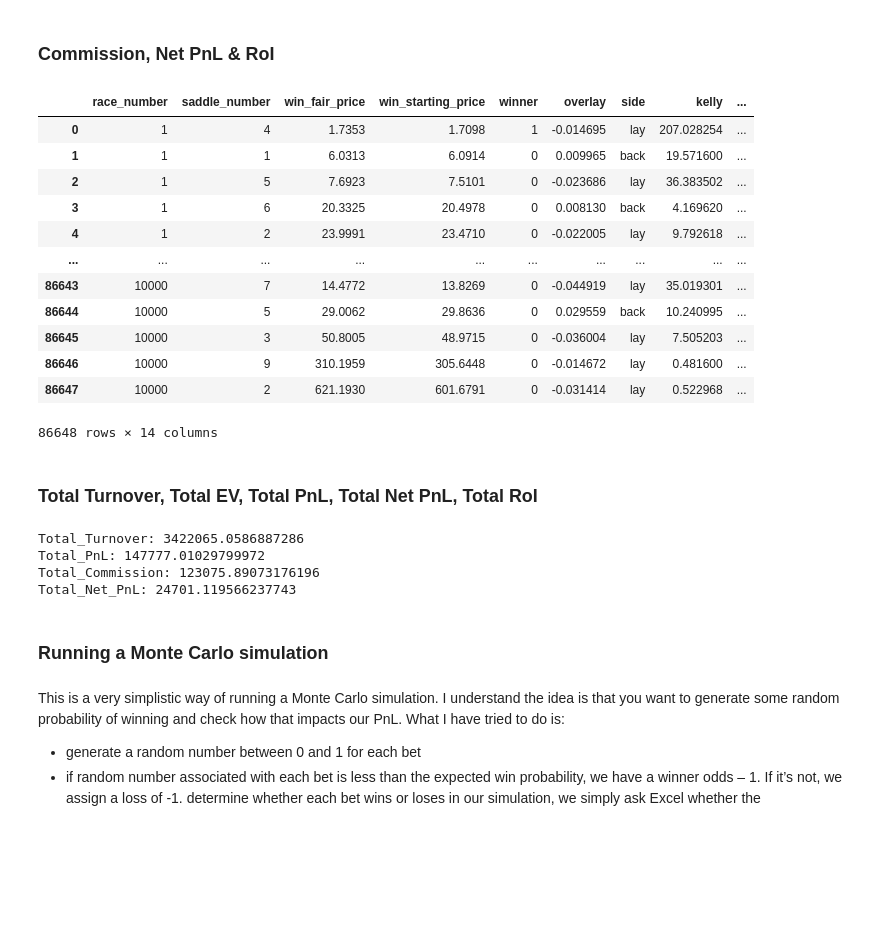
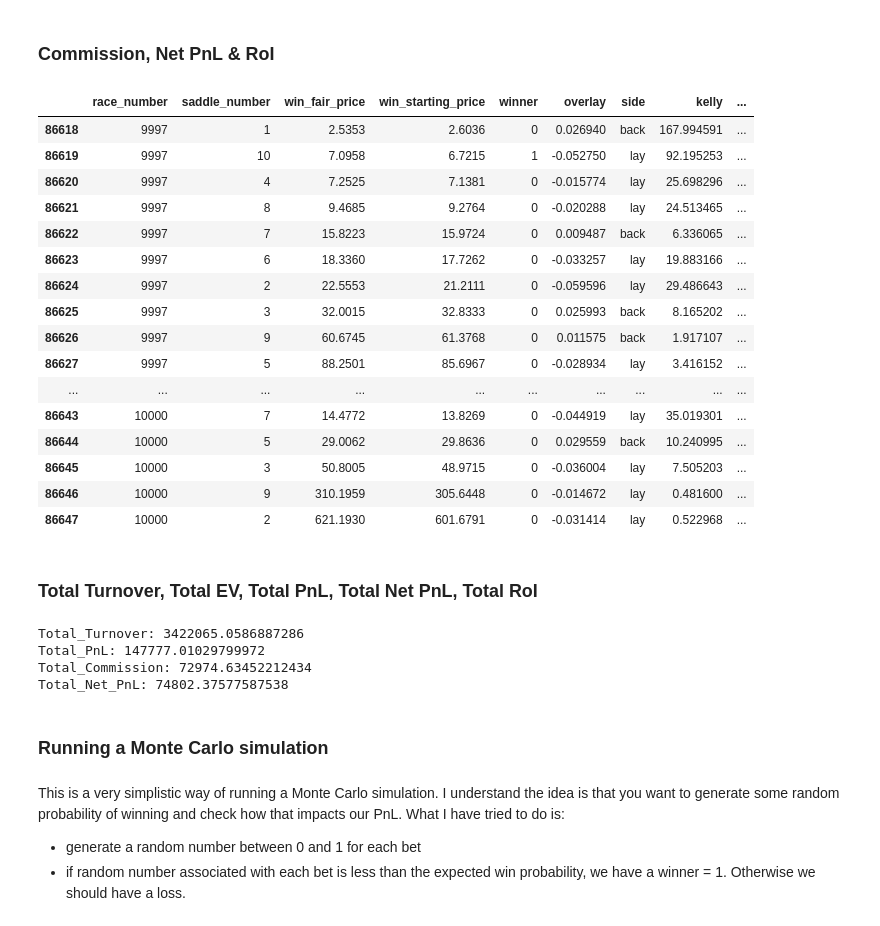
Before and after one commit to nicodosw11/betting-analysis, a Jupyter notebook: betting-analysis.ipynb, the cells around one changed output. Drawn from its saved outputs; the diff is of its cells as text; code cells hidden in the pictures; blank space fills up the shorter version.

```diff
--- a/betting-analysis.ipynb
+++ b/betting-analysis.ipynb
@@ -91,14 +91,17 @@ Name: overlay, dtype: int64
 True    86648
 Name: overlay, dtype: int64
 # %%
-df["side"] = ["lay" if x < 0 else "back" for x in df["overlay"]]
-df.loc[df["overlay"] < 0, "kelly"] = 10000 * ((df["overlay"] * (-1)) / (odds - 1))
-df.loc[df["overlay"] > 0, "kelly"] = 10000 * (df["overlay"] / (odds - 1))
+# df["side"] = ["lay" if x < 0 else "back" for x in df["overlay"]]
+df["side"] = df["overlay"].map( lambda x: "lay" if x < 0 else "back")
+# df.loc[df["overlay"] < 0, "kelly"] = 10000 * ((df["overlay"] * (-1)) / (odds - 1))
+# df.loc[df["overlay"] > 0, "kelly"] = 10000 * (df["overlay"] / (odds - 1))
+df["kelly"] = np.where(df["overlay"] < 0, 10000 * ((df["overlay"] * (-1)) / (odds - 1)), 10000 * (df["overlay"] / (odds - 1)))
 # %% [markdown]
 ### Turnover
 # %%
-df.loc[df["kelly"] > 2, "turnover"] = df["kelly"]
-df.loc[df["kelly"] < 2, "turnover"] = 0
+# df.loc[df["kelly"] > 2, "turnover"] = df["kelly"]
+# df.loc[df["kelly"] < 2, "turnover"] = 0
+df["turnover"] = np.where(df["kelly"] > 2, df["kelly"], 0)
 df
 # %% [output]
 |  | race_number | saddle_number | win_fair_price | win_starting_price | winner | overlay | side | kelly | ... |
@@ -118,9 +121,12 @@ df
 ### Expected Value
 # %%
 back_bets = df["side"] == "back"
-df.loc[back_bets, "EV"] = (estimated_prob_winning * ((odds - 1) * df["kelly"])) - ((1 - estimated_prob_winning) * df["kelly"])
+# df.loc[back_bets, "EV"] = (estimated_prob_winning * ((odds - 1) * df["kelly"])) - ((1 - estimated_prob_winning) * df["kelly"])
 lay_bets = df["side"] == "lay"
-df.loc[lay_bets, "EV"] = ((1 - estimated_prob_winning) * df["kelly"]) - (estimated_prob_winning * ((odds - 1) * df["kelly"]))
+# df.loc[lay_bets, "EV"] = ((1 - estimated_prob_winning) * df["kelly"]) - (estimated_prob_winning * ((odds - 1) * df["kelly"]))
+EV_backers = (estimated_prob_winning * ((odds - 1) * df["kelly"])) - ((1 - estimated_prob_winning) * df["kelly"])
+EV_layers = ((1 - estimated_prob_winning) * df["kelly"]) - (estimated_prob_winning * ((odds - 1) * df["kelly"]))
+df["EV"] = np.where(back_bets, EV_backers, EV_layers)
 df
 # %% [output]
 |  | race_number | saddle_number | win_fair_price | win_starting_price | winner | overlay | side | kelly | ... |
@@ -144,10 +150,19 @@ back_losers = (df["winner"] == 0) & (df["side"] == "back")
 lay_winners = (df["winner"] == 0) & (df["side"] == "lay")
 lay_losers = (df["winner"] == 1) & (df["side"] == "lay")
 
-df.loc[back_winners, "PnL"] = df["turnover"] * ( odds - 1 )
-df.loc[back_losers, "PnL"] = -df["turnover"]
-df.loc[lay_winners, "PnL"] = df["turnover"]
-df.loc[lay_losers, "PnL"] = -df["turnover"] * ( odds - 1 )
+# df.loc[back_winners, "PnL"] = df["turnover"] * ( odds - 1 )
+# df.loc[back_losers, "PnL"] = -df["turnover"]
+# df.loc[lay_winners, "PnL"] = df["turnover"]
+# df.loc[lay_losers, "PnL"] = -df["turnover"] * ( odds - 1 )
+
+conditions = [
+    back_winners,
+    back_losers,
+    lay_winners,
+    lay_losers]
+choices = [df["turnover"] * ( odds - 1 ), -df["turnover"], df["turnover"], -df["turnover"] * ( odds - 1 )]
+df["PnL"] = np.select(conditions, choices)
+
 print(back_winners.value_counts() + back_losers.value_counts() + lay_winners.value_counts() + lay_losers.value_counts())
 df
 # %% [output]
@@ -170,25 +185,34 @@ dtype: int64
 # %% [markdown]
 ### Commission, Net PnL & RoI
 # %%
-df["commission"] = [x * 0.05 if x > 0 else 0 for x in df["PnL"]]
+# df["commission"] = [x * 0.05 if x > 0 else 0 for x in df["PnL"]]
+# 5% of your race PnL in each race that your race PnL is positive.
+race_pnl = df.groupby("race_number")["PnL"].transform("sum")
+race_size = df.groupby("race_number")["PnL"].transform("count")
+commission = race_pnl * 0.05
+df["commission"] = np.where(df.groupby("race_number")["PnL"].transform("sum") > 0, commission / race_size, 0)
 df["Net PnL"] = df["PnL"] - df["commission"]
 df.loc[df["turnover"] == 0, "RoI"] = 0
 df.loc[df["turnover"] != 0, "RoI"] = df["Net PnL"] / df["turnover"]
 df
 # %% [output]
 |  | race_number | saddle_number | win_fair_price | win_starting_price | winner | overlay | side | kelly | ... |
-| 0 | 1 | 4 | 1.7353 | 1.7098 | 1 | -0.014695 | lay | 207.028254 | ... |
-| 1 | 1 | 1 | 6.0313 | 6.0914 | 0 | 0.009965 | back | 19.571600 | ... |
-| 2 | 1 | 5 | 7.6923 | 7.5101 | 0 | -0.023686 | lay | 36.383502 | ... |
-| 3 | 1 | 6 | 20.3325 | 20.4978 | 0 | 0.008130 | back | 4.169620 | ... |
-| 4 | 1 | 2 | 23.9991 | 23.4710 | 0 | -0.022005 | lay | 9.792618 | ... |
+| 86618 | 9997 | 1 | 2.5353 | 2.6036 | 0 | 0.026940 | back | 167.994591 | ... |
+| 86619 | 9997 | 10 | 7.0958 | 6.7215 | 1 | -0.052750 | lay | 92.195253 | ... |
+| 86620 | 9997 | 4 | 7.2525 | 7.1381 | 0 | -0.015774 | lay | 25.698296 | ... |
+| 86621 | 9997 | 8 | 9.4685 | 9.2764 | 0 | -0.020288 | lay | 24.513465 | ... |
+| 86622 | 9997 | 7 | 15.8223 | 15.9724 | 0 | 0.009487 | back | 6.336065 | ... |
+| 86623 | 9997 | 6 | 18.3360 | 17.7262 | 0 | -0.033257 | lay | 19.883166 | ... |
+| 86624 | 9997 | 2 | 22.5553 | 21.2111 | 0 | -0.059596 | lay | 29.486643 | ... |
+| 86625 | 9997 | 3 | 32.0015 | 32.8333 | 0 | 0.025993 | back | 8.165202 | ... |
+| 86626 | 9997 | 9 | 60.6745 | 61.3768 | 0 | 0.011575 | back | 1.917107 | ... |
+| 86627 | 9997 | 5 | 88.2501 | 85.6967 | 0 | -0.028934 | lay | 3.416152 | ... |
 | ... | ... | ... | ... | ... | ... | ... | ... | ... | ... |
 | 86643 | 10000 | 7 | 14.4772 | 13.8269 | 0 | -0.044919 | lay | 35.019301 | ... |
 | 86644 | 10000 | 5 | 29.0062 | 29.8636 | 0 | 0.029559 | back | 10.240995 | ... |
 | 86645 | 10000 | 3 | 50.8005 | 48.9715 | 0 | -0.036004 | lay | 7.505203 | ... |
 | 86646 | 10000 | 9 | 310.1959 | 305.6448 | 0 | -0.014672 | lay | 0.481600 | ... |
 | 86647 | 10000 | 2 | 621.1930 | 601.6791 | 0 | -0.031414 | lay | 0.522968 | ... |
-86648 rows × 14 columns
 # %% [markdown]
 ### Total Turnover, Total EV, Total PnL, Total Net PnL, Total RoI
 # %%
@@ -203,8 +227,8 @@ print(f'Total_Net_PnL: {Total_Net_PnL}')
 # %% [output]
 Total_Turnover: 3422065.0586887286
 Total_PnL: 147777.01029799972
-Total_Commission: 123075.89073176196
-Total_Net_PnL: 24701.119566237743
+Total_Commission: 72974.63452212434
+Total_Net_PnL: 74802.37577587538
 # %% [markdown]
 ### Running a Monte Carlo simulation
 # %%
@@ -212,8 +236,7 @@ import random
 # %% [markdown]
 This is a very simplistic way of running a Monte Carlo simulation. I understand the idea is that you want to generate some random probability of winning and check how that impacts our PnL. What I have tried to do is:
 - generate a random number between 0 and 1 for each bet
-- if random number associated with each bet is less than the expected win probability, we have a winner  odds – 1. If it’s not, we assign a loss of -1.
-determine whether each bet wins or loses in our simulation, we simply ask Excel whether the
+- if random number associated with each bet is less than the expected win probability, we have a winner = 1. Otherwise we should have a loss.
 # %%
 randomly_generated_results = {}
 for i in range(10):
```
Also changed, not shown: parts of 3 cells of this notebook.
